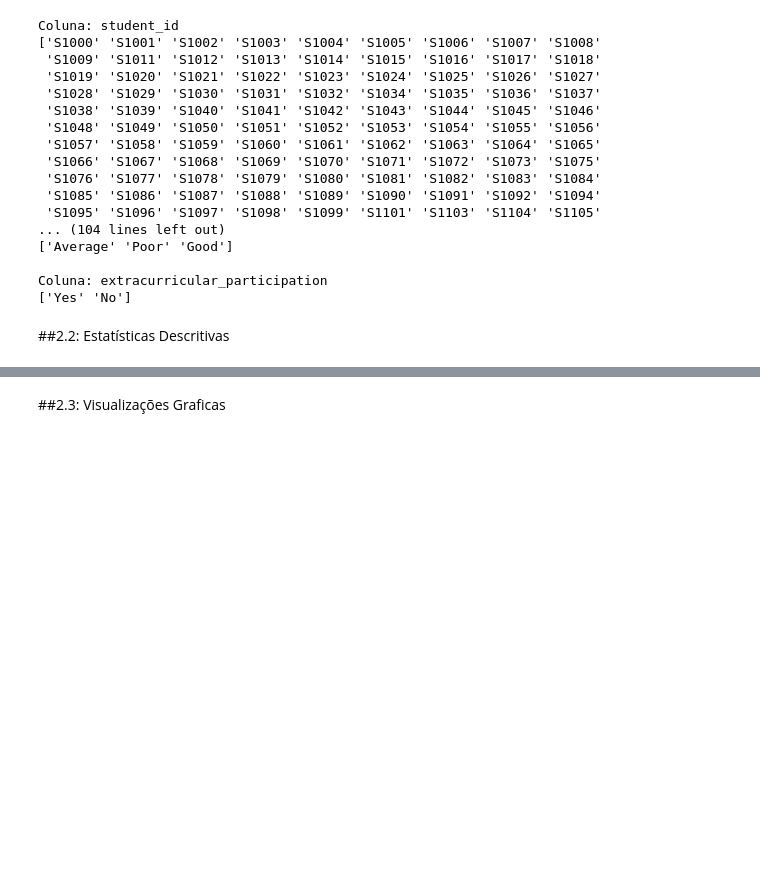
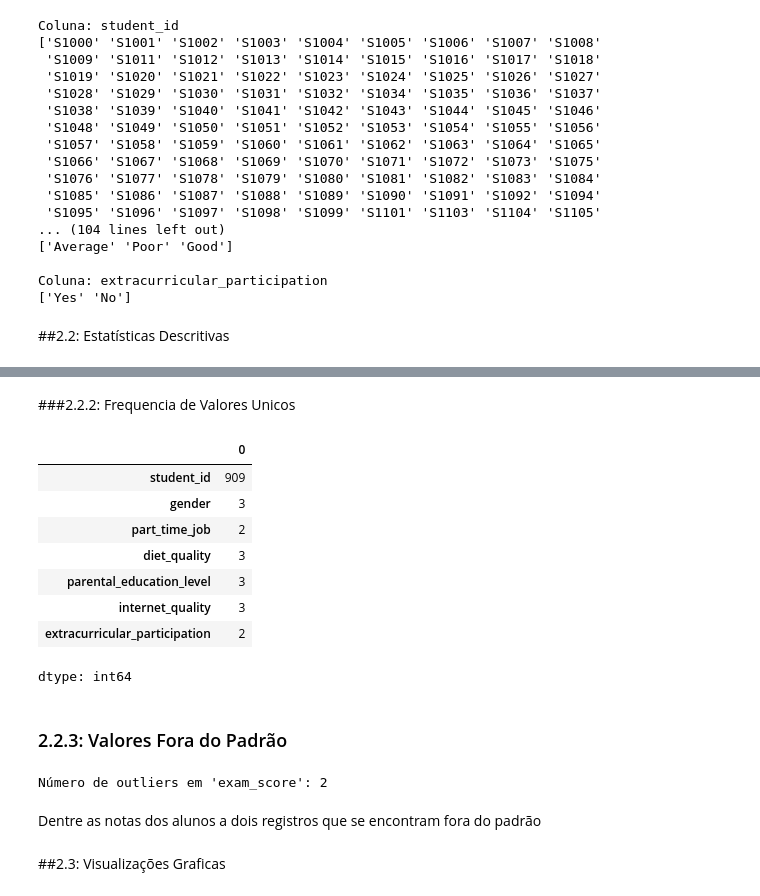
Before and after one commit to wilsonxdrone/N2-2B_AnaliseDados, a Jupyter notebook: analiseestudantes.ipynb, the cells around one changed output, grey strips where cells are left out. Saved outputs shown, nothing was run; the diff lists cells and outputs as text; code cells hidden in the pictures; blank space fills up the shorter version.

```diff
--- a/analiseestudantes.ipynb
+++ b/analiseestudantes.ipynb
@@ -176,3 +191,30 @@ Coluna: extracurricular_participation
+# %% [markdown]
+###2.2.2: Frequencia de Valores Unicos
+# %%
+dataset.select_dtypes(include='object').nunique()
+# %% [output]
+|  | 0 |
+| student_id | 909 |
+| gender | 3 |
+| part_time_job | 2 |
+| diet_quality | 3 |
+| parental_education_level | 3 |
+| internet_quality | 3 |
+| extracurricular_participation | 2 |
+dtype: int64
+# %% [markdown]
+### 2.2.3: Valores Fora do Padrão
+# %%
+Q1 = dataset['exam_score'].quantile(0.25)
+Q3 = dataset['exam_score'].quantile(0.75)
+IQR = Q3 - Q1
+
+outliers = dataset[(dataset['exam_score'] < Q1 - 1.5 * IQR) | (dataset['exam_score'] > Q3 + 1.5 * IQR)]
+print(f"Número de outliers em 'exam_score': {len(outliers)}")
+# %% [output]
+Número de outliers em 'exam_score': 2
+# %% [markdown]
+Dentre as notas dos alunos a dois registros que se encontram fora do padrão
 # %% [markdown]
 ##2.3: Visualizações Graficas
 # %%
```
Also changed, not shown: parts of 18 cells of this notebook.
